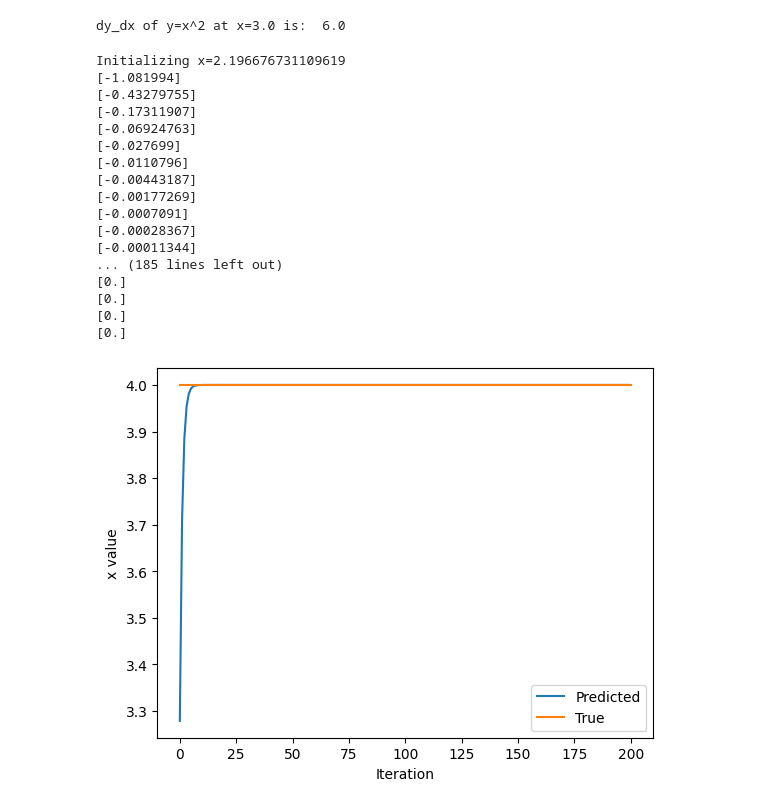
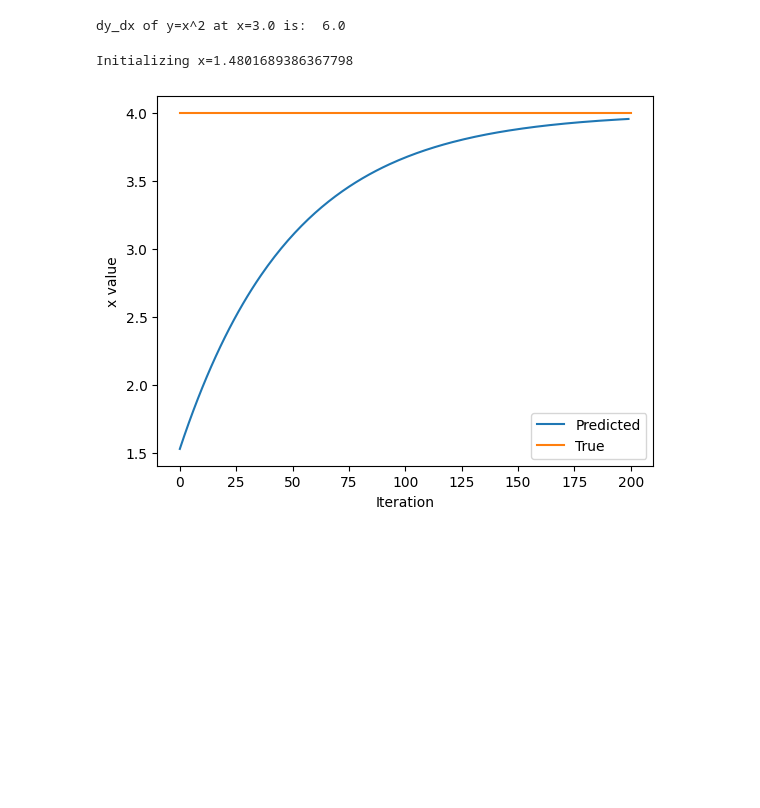
Before and after one commit to GangstersPairOfDice/intro2deeplearning, a Jupyter notebook: lab1/Lab1_Part1_Intro.ipynb, the cells around one changed output. Saved outputs shown, nothing was run; the diff lists cells and outputs as text; code cells hidden in the pictures; blank space fills up the shorter version.

```diff
--- a/lab1/Lab1_Part1_Intro.ipynb
+++ b/lab1/Lab1_Part1_Intro.ipynb
@@ -241,52 +241,36 @@ dy_dx of y=x^2 at x=3.0 is:  6.0
 x = Tensor.randn(1)
 print(f"Initializing x={x.item()}")
 
-learning_rate = 0.1 # Learning rate
+learning_rate = 1e-2 # Learning rate
 history = []
 x_f = Tensor(4.0)  # Target value
 
 # We will run gradient descent for a number of iterations. At each iteration, we compute the loss,
 #   compute the derivative of the loss with respect to x, and perform the update.
 for i in range(200):
     x = Tensor(x.numpy(), requires_grad=True)
 
     # Compute the loss as the square of the difference between x and x_f
     loss = (( x - x_f ) ** 2).sum()
 
     # Backpropagate through the loss to compute gradients
     loss.backward()
 
-    step_size = learning_rate * x.grad
-    print(step_size.numpy())
+    #step_size = learning_rate * x.grad
+    #print(step_size.numpy())
 
     # Update x with gradient descent
     x = x.item() - learning_rate * x.grad
 
     history.append(x.item())
 
 # Plot the evolution of x as we optimize toward x_f!
 plt.plot(history)
 plt.plot([0, 200], [x_f.numpy(), x_f.numpy()])
 plt.legend(('Predicted', 'True'))
 plt.xlabel('Iteration')
 plt.ylabel('x value')
 plt.show()
 # %% [output]
-Initializing x=2.196676731109619
-[-1.081994]
-[-0.43279755]
-[-0.17311907]
-[-0.06924763]
-[-0.027699]
-[-0.0110796]
-[-0.00443187]
-[-0.00177269]
-[-0.0007091]
-[-0.00028367]
-[-0.00011344]
-... (185 lines left out)
-[0.]
-[0.]
-[0.]
-[0.]
+Initializing x=1.4801689386367798
-[figure, old version]
+[figure, new version]
```
Also changed, not shown: 1 other file.
